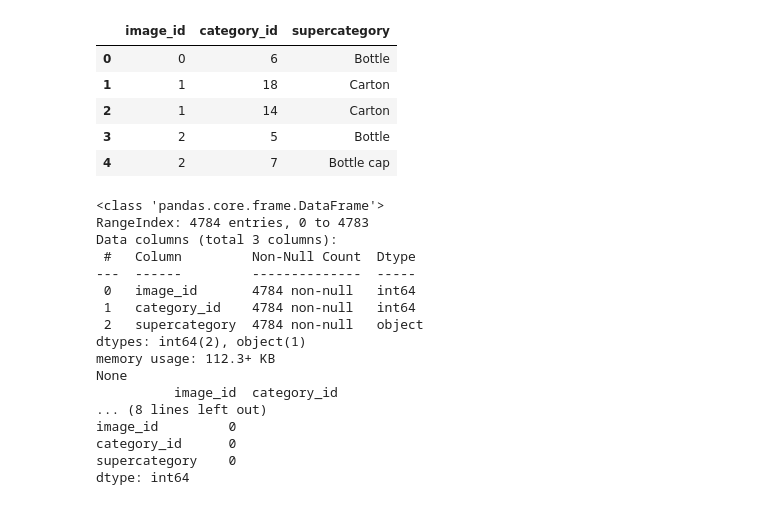
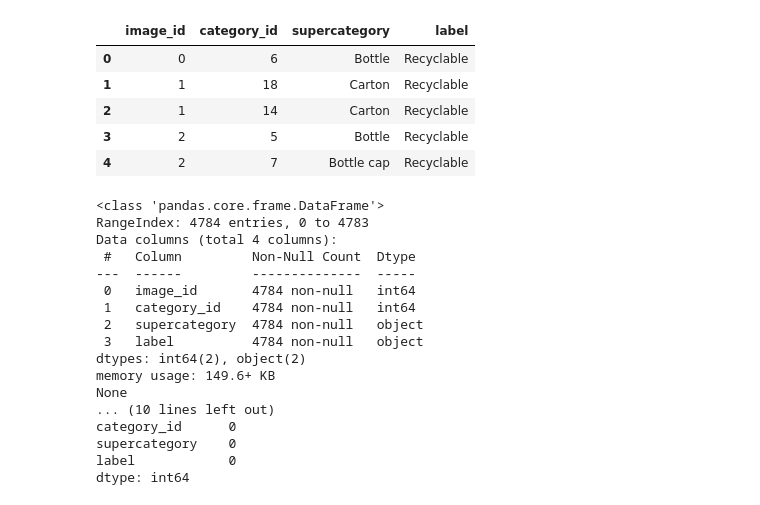
Before and after one commit to Pavani-3101/RecycleVision, a Jupyter notebook: RecycleVision.ipynb, the cells around one changed output. Cells and saved outputs as stored; diff of their text form; code cells hidden in the pictures.

```diff
--- a/RecycleVision.ipynb
+++ b/RecycleVision.ipynb
@@ -56,15 +14,16 @@ from sklearn.metrics import classification_report, confusion_matrix, accuracy_sc
 from sklearn.model_selection import cross_val_score
 import joblib
 # %%
-df=pd.read_csv('D:/Smart_waste_detection/TACO/taco_annotations.csv')
+import pandas as pd
+df=pd.read_csv('D:/Smart_waste_detection/RecycleVision/taco_binary_annotations.csv')
 df.head()
 # %% [output]
-|  | image_id | category_id | supercategory |
-| 0 | 0 | 6 | Bottle |
-| 1 | 1 | 18 | Carton |
-| 2 | 1 | 14 | Carton |
-| 3 | 2 | 5 | Bottle |
-| 4 | 2 | 7 | Bottle cap |
+|  | image_id | category_id | supercategory | label |
+| 0 | 0 | 6 | Bottle | Recyclable |
+| 1 | 1 | 18 | Carton | Recyclable |
+| 2 | 1 | 14 | Carton | Recyclable |
+| 3 | 2 | 5 | Bottle | Recyclable |
+| 4 | 2 | 7 | Bottle cap | Recyclable |
 # %%
 # Basic info
 print(df.info())
@@ -73,20 +32,20 @@ print(df.isnull().sum())
 # %% [output]
 <class 'pandas.core.frame.DataFrame'>
 RangeIndex: 4784 entries, 0 to 4783
-Data columns (total 3 columns):
+Data columns (total 4 columns):
  #   Column         Non-Null Count  Dtype
 ---  ------         --------------  -----
  0   image_id       4784 non-null   int64
  1   category_id    4784 non-null   int64
  2   supercategory  4784 non-null   object
-dtypes: int64(2), object(1)
-memory usage: 112.3+ KB
+ 3   label          4784 non-null   object
+dtypes: int64(2), object(2)
+memory usage: 149.6+ KB
 None
-          image_id  category_id
-... (8 lines left out)
-image_id         0
+... (10 lines left out)
 category_id      0
 supercategory    0
+label            0
 dtype: int64
 # %%
 # WEEK-2
```
Also changed, not shown: parts of 20 cells of this notebook.
